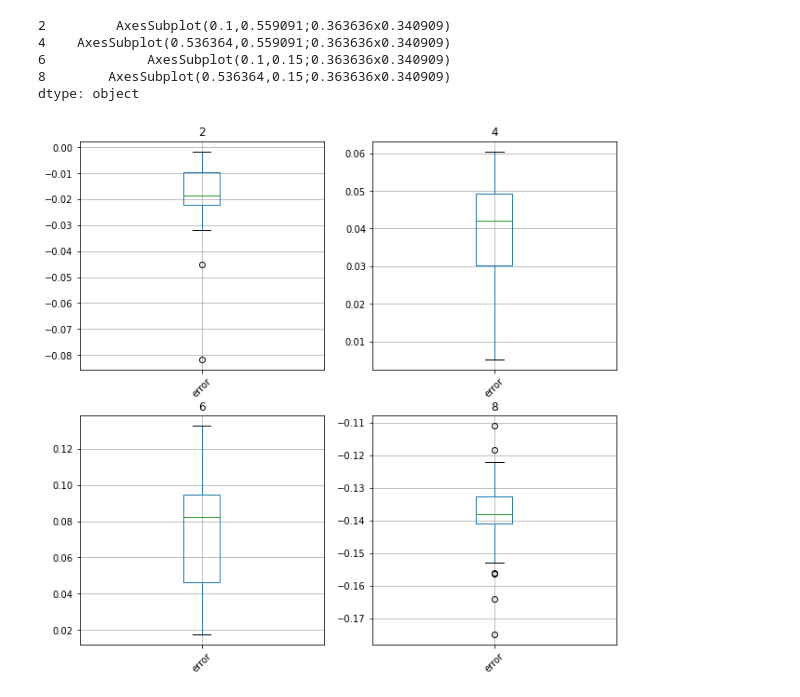
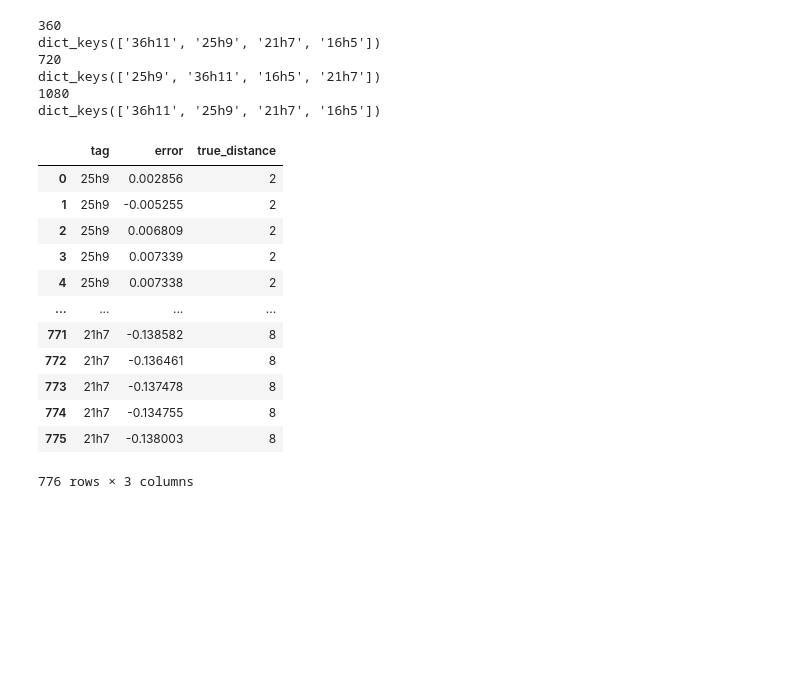
Before and after one commit to hakanErgin/apriltag_test_bench, a Jupyter notebook: analysis/cumulative_translations.ipynb, the cells around one changed output. Drawn from its saved outputs; the diff is of its cells as text; code cells hidden in the pictures; blank space fills up the shorter version.

```diff
--- a/analysis/cumulative_translations.ipynb
+++ b/analysis/cumulative_translations.ipynb
@@ -40,9 +20,11 @@ df_groupby_res
-# %%
-df_groupby_res['720']['21h7'].groupby('true_distance').boxplot(column=['error'], rot=45, figsize=(10,10), sharey=False)
-# %% [output]
-2         AxesSubplot(0.1,0.559091;0.363636x0.340909)
-4    AxesSubplot(0.536364,0.559091;0.363636x0.340909)
-6             AxesSubplot(0.1,0.15;0.363636x0.340909)
-8        AxesSubplot(0.536364,0.15;0.363636x0.340909)
-dtype: object
-[figure, removed]
+# %%
+for key in df_groupby_res.keys():
+    print(key)
+    print(df_groupby_res[key].keys())
+# %% [output]
+360
+dict_keys(['36h11', '25h9', '21h7', '16h5'])
+720
+dict_keys(['25h9', '36h11', '16h5', '21h7'])
+1080
+dict_keys(['36h11', '25h9', '21h7', '16h5'])
@@ -48,0 +35,16 @@ dtype: object
+# %%
+df_720
+# %% [output]
+|  | tag | error | true_distance |
+| 0 | 25h9 | 0.002856 | 2 |
+| 1 | 25h9 | -0.005255 | 2 |
+| 2 | 25h9 | 0.006809 | 2 |
+| 3 | 25h9 | 0.007339 | 2 |
+| 4 | 25h9 | 0.007338 | 2 |
+| ... | ... | ... | ... |
+| 771 | 21h7 | -0.138582 | 8 |
+| 772 | 21h7 | -0.136461 | 8 |
+| 773 | 21h7 | -0.137478 | 8 |
+| 774 | 21h7 | -0.134755 | 8 |
+| 775 | 21h7 | -0.138003 | 8 |
+776 rows × 3 columns
```
Also changed, not shown: parts of 3 cells of this notebook.
